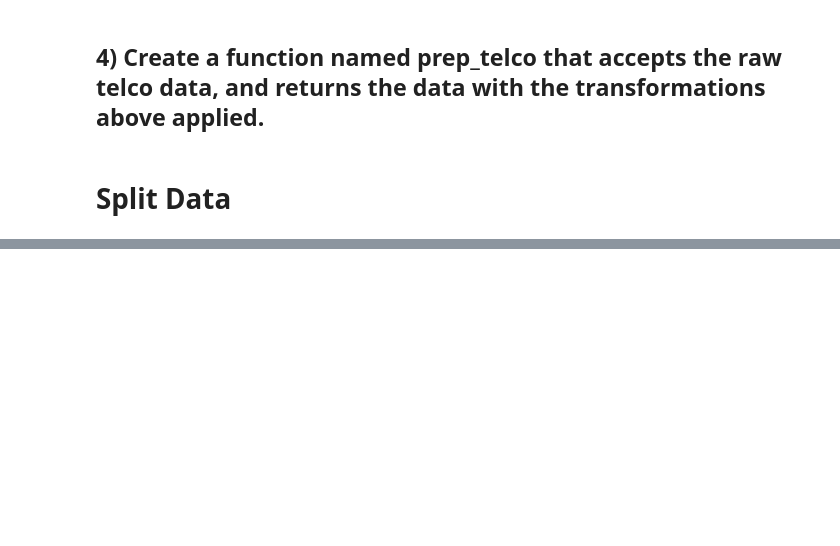
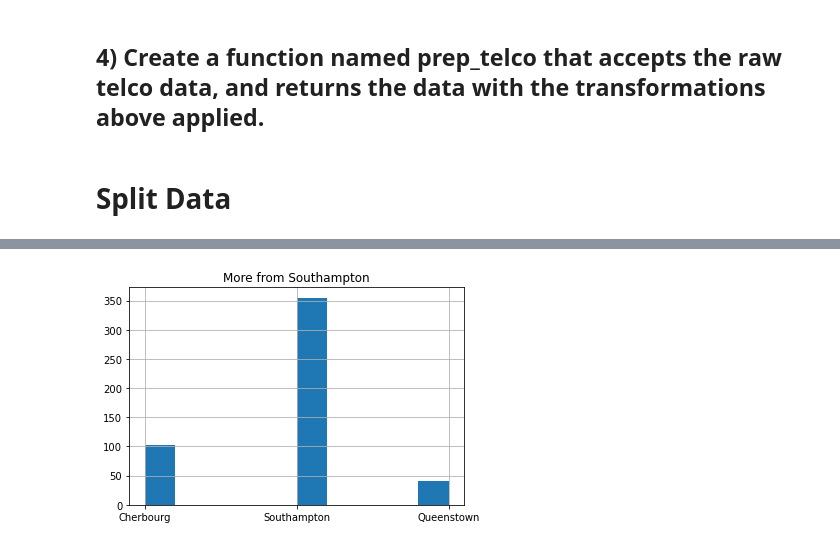
Before and after one commit to kanieladenis/classification-exercises, a Jupyter notebook: classification_exercises.ipynb, the cells around one changed output, grey strips where cells are left out. Saved outputs shown, nothing was run; the diff lists cells and outputs as text; code cells hidden in the pictures; blank space fills up the shorter version.

```diff
--- a/classification_exercises.ipynb
+++ b/classification_exercises.ipynb
@@ -557,0 +779,6 @@ test -> (1409, 49)
+# %%
+train.embark_town.hist()
+plt.title('More from Southampton')
+plt.show()
+# %% [output]
+[figure, added]
```
Also changed, not shown: parts of 116 cells of this notebook, 4 other files.
